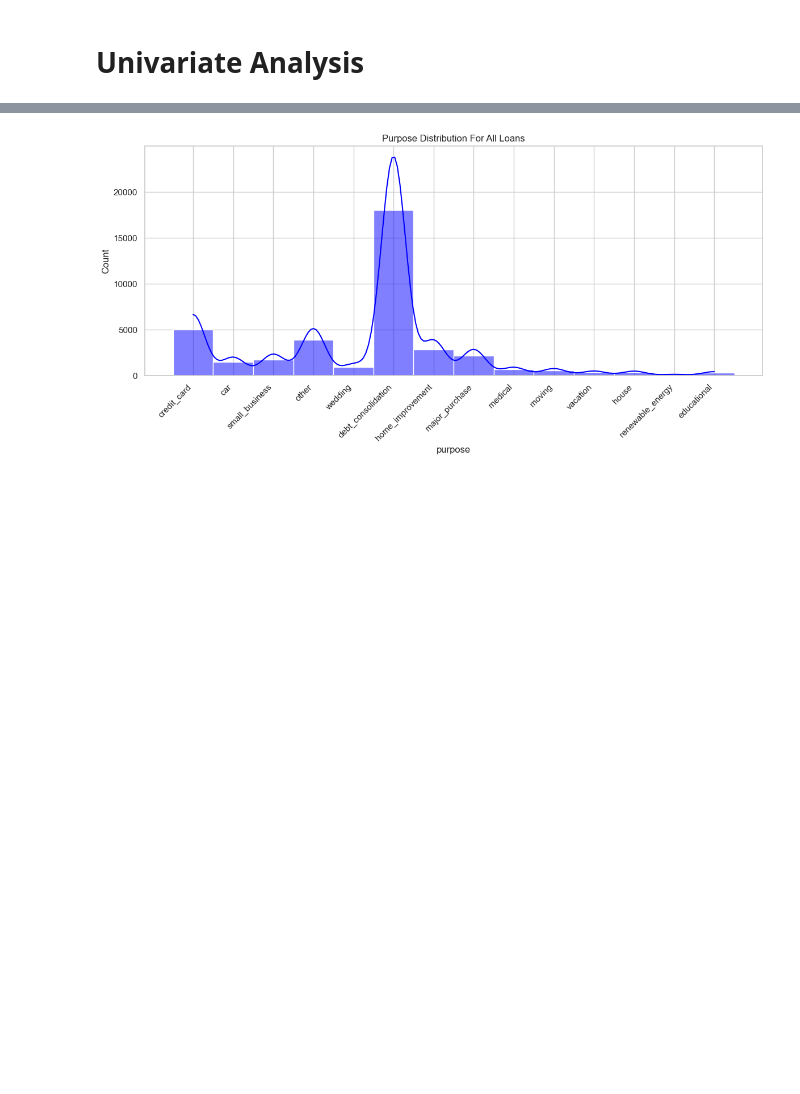
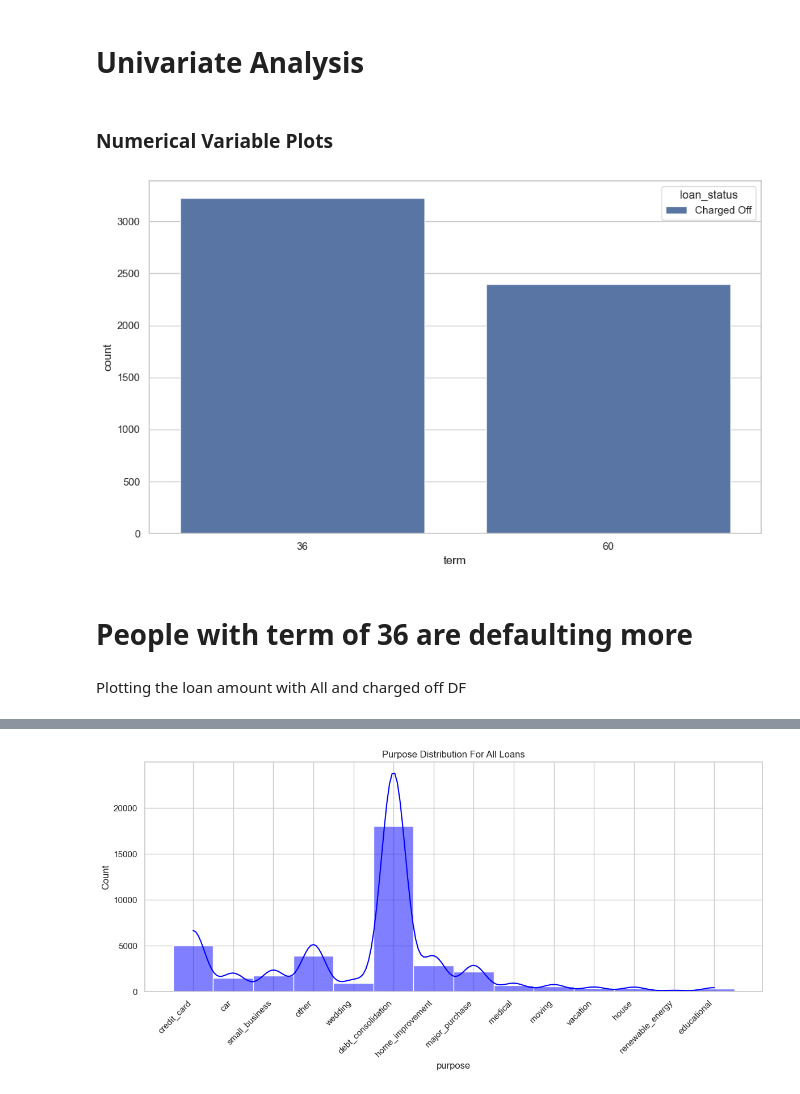
Before and after one commit to vijaykumar-qait/LendingClubCaseStudy, a Jupyter notebook: Vijay_Kumar.ipynb, the cells around one changed output, grey strips where cells are left out. Saved outputs shown, nothing was run; the diff lists cells and outputs as text; code cells hidden in the pictures; blank space fills up the shorter version.

```diff
--- a/Vijay_Kumar.ipynb
+++ b/Vijay_Kumar.ipynb
@@ -580,2 +601,19 @@ print(grouped_summary_charged_off)
 # %% [markdown]
 # Univariate Analysis
+# %% [markdown]
+### Numerical Variable Plots
+# %%
+# Create a figure with subplots
+fig = plt.subplots(nrows=1, ncols=1, figsize=(10, 6))  # Adjust figsize to fit the plots
+
+sns.countplot(data=df_charged_off, x='term', hue='loan_status')  # Assign each plot to the correct axis
+
+# Adjust layout to avoid overlap
+plt.tight_layout()
+plt.show()
+# %% [output]
+[figure, added]
+# %% [markdown]
+# People with term of 36 are defaulting more
+# %% [markdown]
+Plotting the loan amount with All and charged off DF
```
Also changed, not shown: parts of 15 cells of this notebook.
